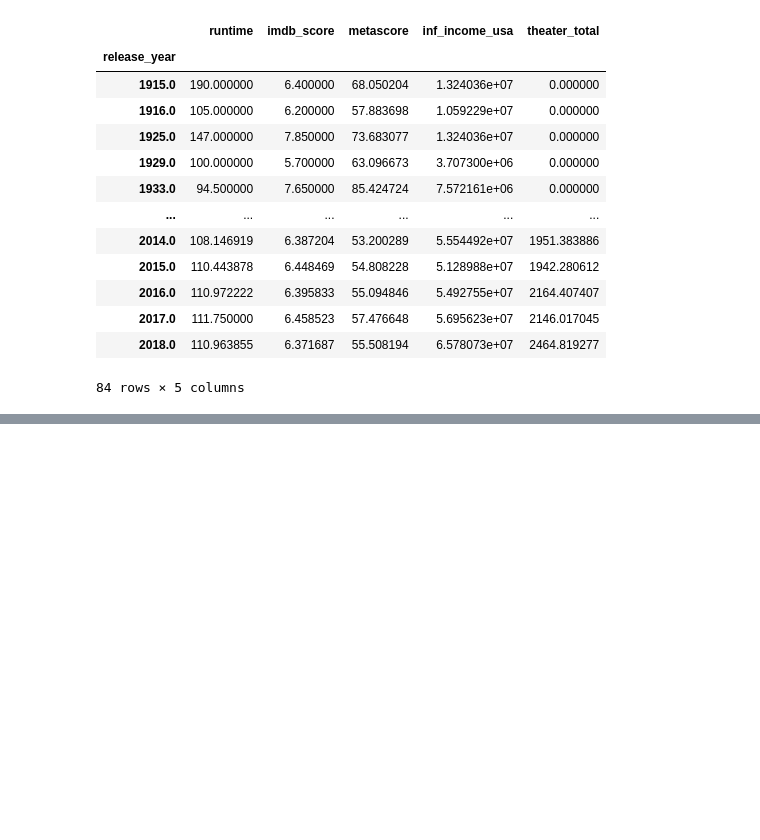
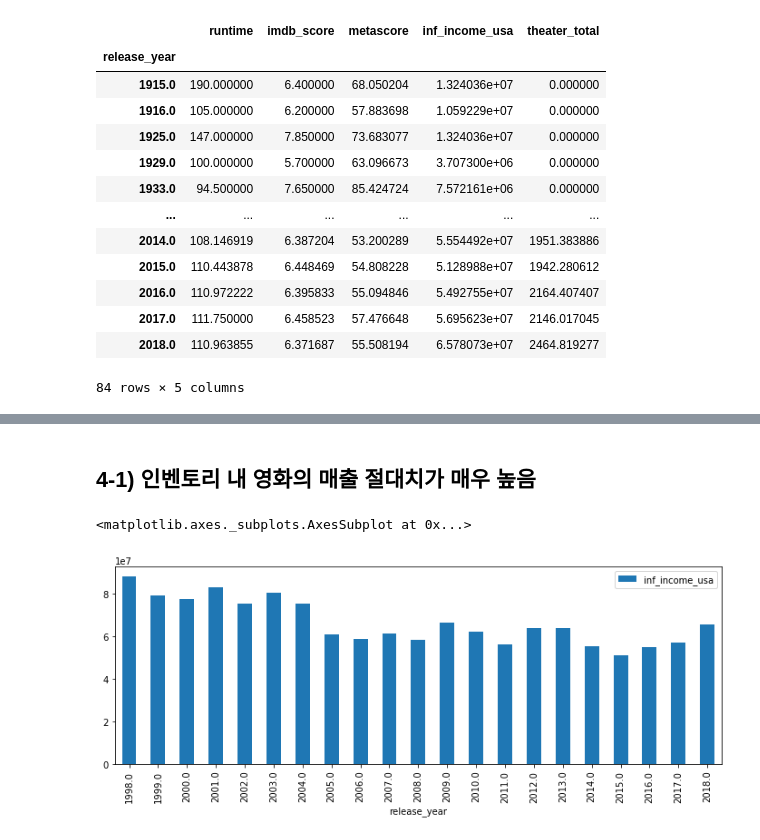
Before and after one commit to POSCO-AI-BIG-9th-A/POSCO-Academy-A3_, a Jupyter notebook: proj_bigdata/code/Hanbin/EDA_meta.ipynb, the cells around one changed output, grey strips where cells are left out. Cells and saved outputs as stored; diff of their text form; code cells hidden in the pictures; blank space fills up the shorter version.

```diff
--- a/proj_bigdata/code/Hanbin/EDA_meta.ipynb
+++ b/proj_bigdata/code/Hanbin/EDA_meta.ipynb
@@ -171,0 +219,2 @@ grd_by_year_sum
+# %%
+df['share_new'] = df['inf_income_usa'] / df['inf_income_ww']
@@ -171,0 +294,7 @@ grd_by_year_sum
+# %% [markdown]
+## 4-1) 인벤토리 내 영화의 매출 절대치가 매우 높음
+# %%
+ df.groupby('release_year').agg('mean').loc[1998:,['inf_income_usa']].plot.bar(figsize=(12,4))
+# %% [output]
+<matplotlib.axes._subplots.AxesSubplot at 0x...>
+[figure, added]
```
Also changed, not shown: parts of 112 cells of this notebook.
